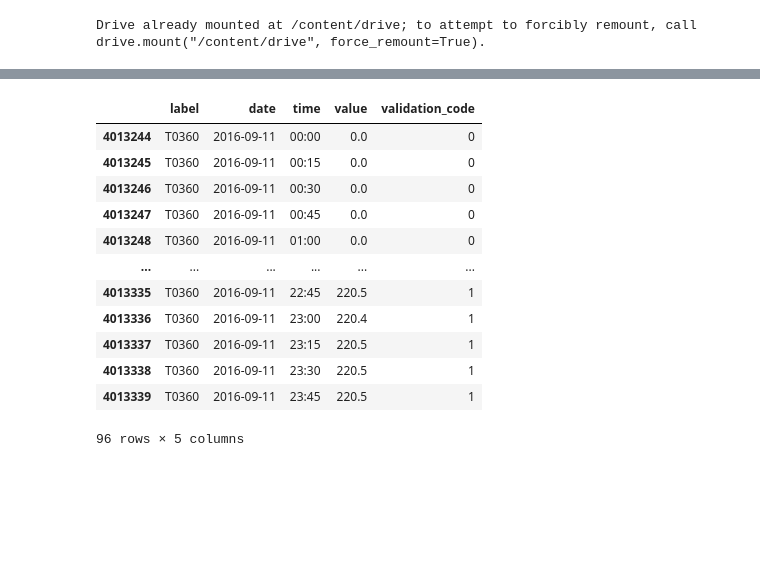
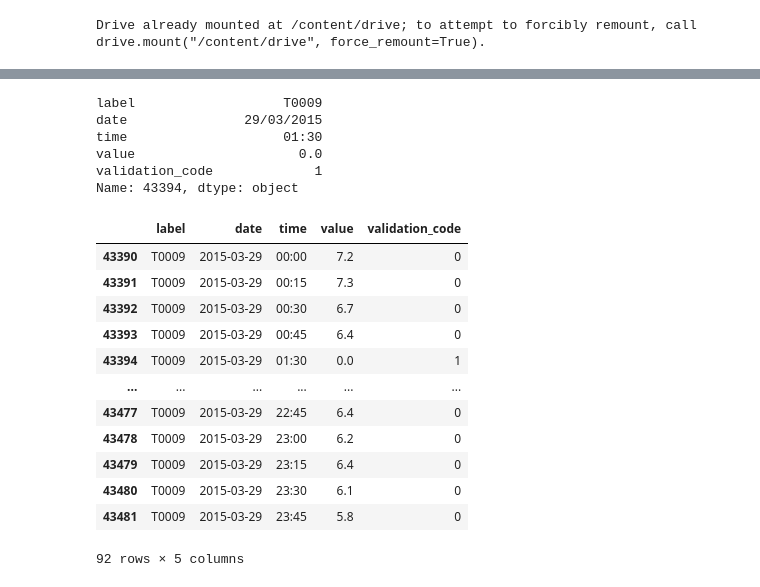
Before and after one commit to eliazonta/AI-Challenge-HIT-2022, a Jupyter notebook: python_code/notebooks/DataPlotter/Plotting_data.ipynb, the cells around one changed output, grey strips where cells are left out. Drawn from its saved outputs; the diff is of its cells as text; code cells hidden in the pictures; blank space fills up the shorter version.

```diff
--- a/python_code/notebooks/DataPlotter/Plotting_data.ipynb
+++ b/python_code/notebooks/DataPlotter/Plotting_data.ipynb
@@ -52,37 +55,47 @@ df["validation_code"] = np.where(df["validation_code"] == 1, 0, 1)
+# %%
+print(df.iloc[43394])
+# %% [output]
+label                   T0009
+date               29/03/2015
+time                    01:30
+value                     0.0
+validation_code             1
+Name: 43394, dtype: object
 # %%
-string_to_plot = "11/09/2016" #@param {type:"string"}
-station_num = "T0360" #@param {type:"string"}
+string_to_plot = "29/03/2015" #@param {type:"string"}
+station_num = "T0009" #@param {type:"string"}
 
 # Converting string in to datetime
 df['date'] = pd.to_datetime(df['date'], format = '%d/%m/%Y')
 date_to_plot = datetime.strptime(string_to_plot, '%d/%m/%Y')
 
 # Create a dataframe of only that station in that day
 df_filtered = df[(df['label'] == station_num) &
                   (df['date'] == date_to_plot)]
 
 # Split good and bad data into 2 samples
-y_good_samples = np.where(df_filtered["validation_code"] == 0, df_filtered.value, nan)
-y_bad_samples = np.where(df_filtered["validation_code"] == 0, nan, df_filtered.value)
+# y_good_samples = np.where(df_filtered["validation_code"] == 0, df_filtered.value, nan)
+y_signal = df_filtered.value
+# y_bad_samples = np.where(df_filtered["validation_code"] == 0, nan, df_filtered.value)
+y_outliers = np.where(df_filtered["validation_code"] == 0, nan, df_filtered.value)
 
 # Define the x axis value
 x_plot = df_filtered.time
+df_filtered
+# %% [output]
+|  | label | date | time | value | validation_code |
+| 43390 | T0009 | 2015-03-29 | 00:00 | 7.2 | 0 |
+| 43391 | T0009 | 2015-03-29 | 00:15 | 7.3 | 0 |
+| 43392 | T0009 | 2015-03-29 | 00:30 | 6.7 | 0 |
+| 43393 | T0009 | 2015-03-29 | 00:45 | 6.4 | 0 |
+| 43394 | T0009 | 2015-03-29 | 01:30 | 0.0 | 1 |
+| ... | ... | ... | ... | ... | ... |
+| 43477 | T0009 | 2015-03-29 | 22:45 | 6.4 | 0 |
+| 43478 | T0009 | 2015-03-29 | 23:00 | 6.2 | 0 |
+| 43479 | T0009 | 2015-03-29 | 23:15 | 6.4 | 0 |
+| 43480 | T0009 | 2015-03-29 | 23:30 | 6.1 | 0 |
+| 43481 | T0009 | 2015-03-29 | 23:45 | 5.8 | 0 |
+92 rows × 5 columns
-# %%
-df_filtered
-# %% [output]
-|  | label | date | time | value | validation_code |
-| 4013244 | T0360 | 2016-09-11 | 00:00 | 0.0 | 0 |
-| 4013245 | T0360 | 2016-09-11 | 00:15 | 0.0 | 0 |
-| 4013246 | T0360 | 2016-09-11 | 00:30 | 0.0 | 0 |
-| 4013247 | T0360 | 2016-09-11 | 00:45 | 0.0 | 0 |
-| 4013248 | T0360 | 2016-09-11 | 01:00 | 0.0 | 0 |
-| ... | ... | ... | ... | ... | ... |
-| 4013335 | T0360 | 2016-09-11 | 22:45 | 220.5 | 1 |
-| 4013336 | T0360 | 2016-09-11 | 23:00 | 220.4 | 1 |
-| 4013337 | T0360 | 2016-09-11 | 23:15 | 220.5 | 1 |
-| 4013338 | T0360 | 2016-09-11 | 23:30 | 220.5 | 1 |
-| 4013339 | T0360 | 2016-09-11 | 23:45 | 220.5 | 1 |
-96 rows × 5 columns
 # %%
 # Reshaping the plot
 f = plt.figure()
```
Also changed, not shown: parts of 5 cells of this notebook, 2 other files.
